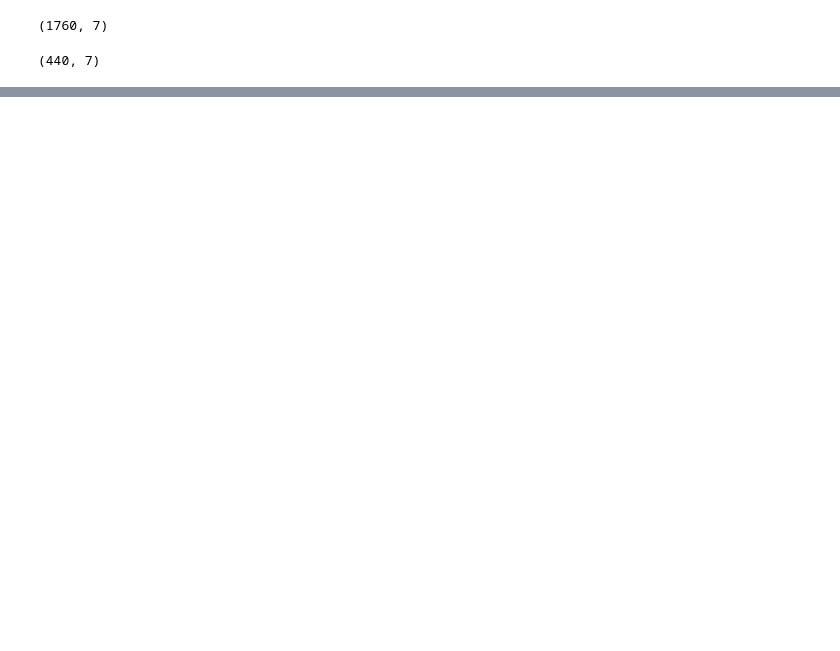
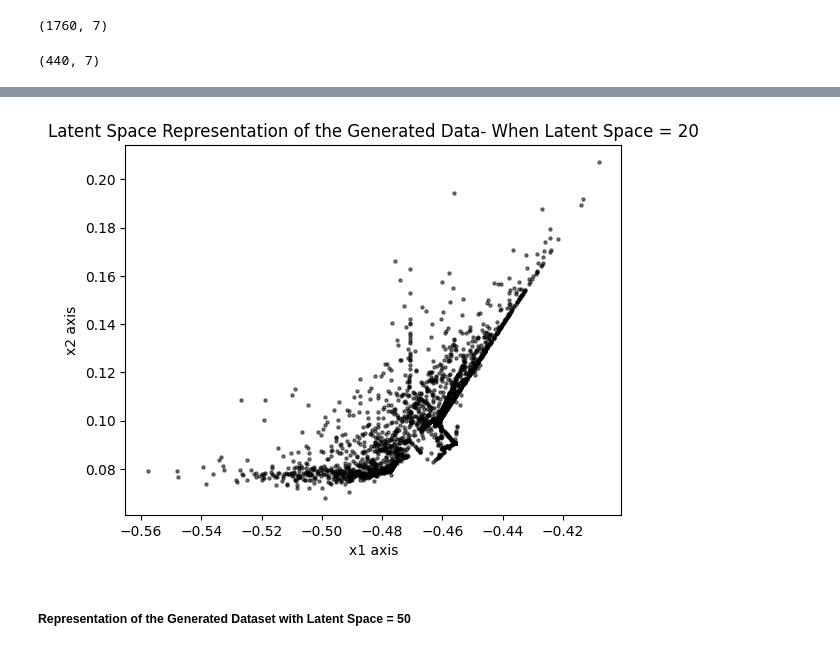
Before and after one commit to oluwafavourmi/Synthetic-Data-Generation, a Jupyter notebook: synthetic_data.ipynb, the cells around one changed output, grey strips where cells are left out. Saved outputs shown, nothing was run; the diff lists cells and outputs as text; code cells hidden in the pictures; blank space fills up the shorter version.

```diff
--- a/synthetic_data.ipynb
+++ b/synthetic_data.ipynb
@@ -205,0 +185,3 @@ x
+# %%
+codings_synthetic = tf.random.normal(shape=[300 * 7, 20])
+synthetic_data_20 = decoder(codings_synthetic).numpy()
@@ -205,0 +381,3 @@ x
+# %%
+original_encoded_data = original_encoder.predict(synthetic_data_20)
+original_encoded_data
@@ -205,0 +393,11 @@ x
+# %%
+##### Visualizing the Latent Space
+plt.title('Latent Space Representation of the Generated Data- When Latent Space = 20')
+plt.xlabel('x1 axis')
+plt.ylabel('x2 axis')
+plt.scatter(original_encoded_data[:, 0], original_encoded_data[:, 1], c='black', alpha=0.5, s=5)
+plt.show()
+# %% [output]
+[figure, added]
+# %% [markdown]
+##### Representation of the Generated Dataset with Latent Space = 50
```
Also changed, not shown: parts of 56 cells of this notebook, 6 other files.
